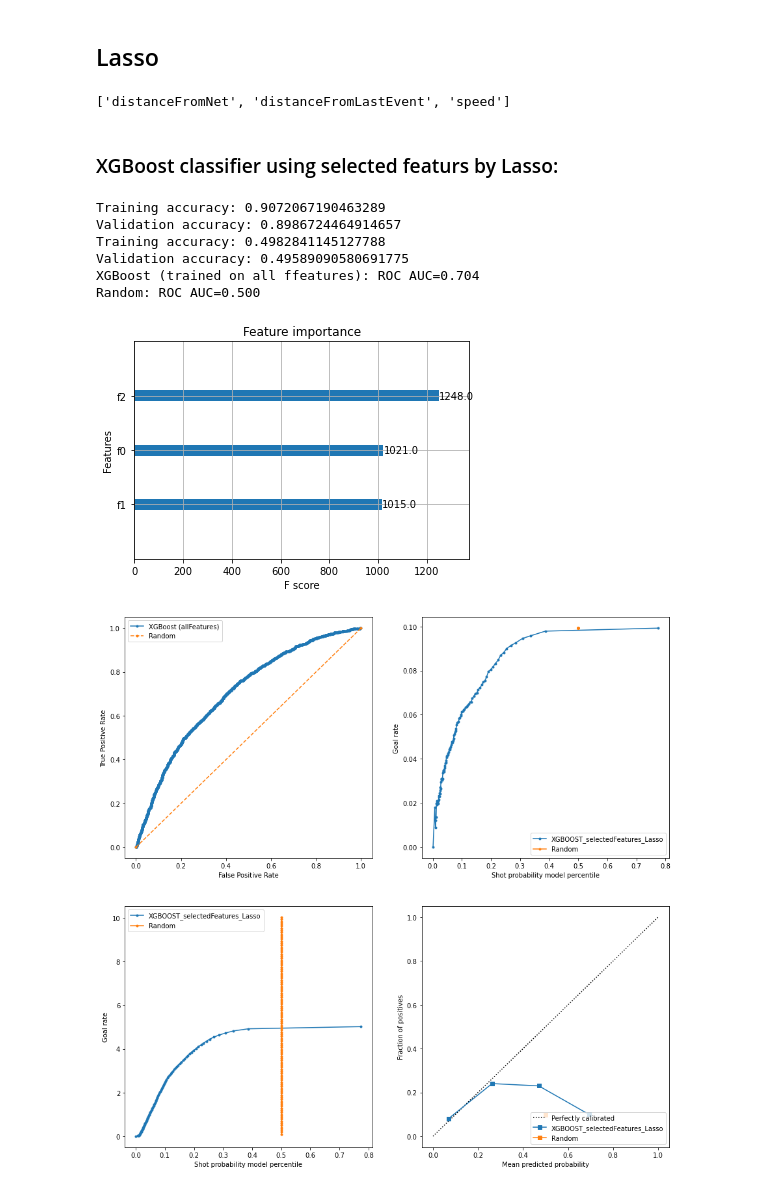
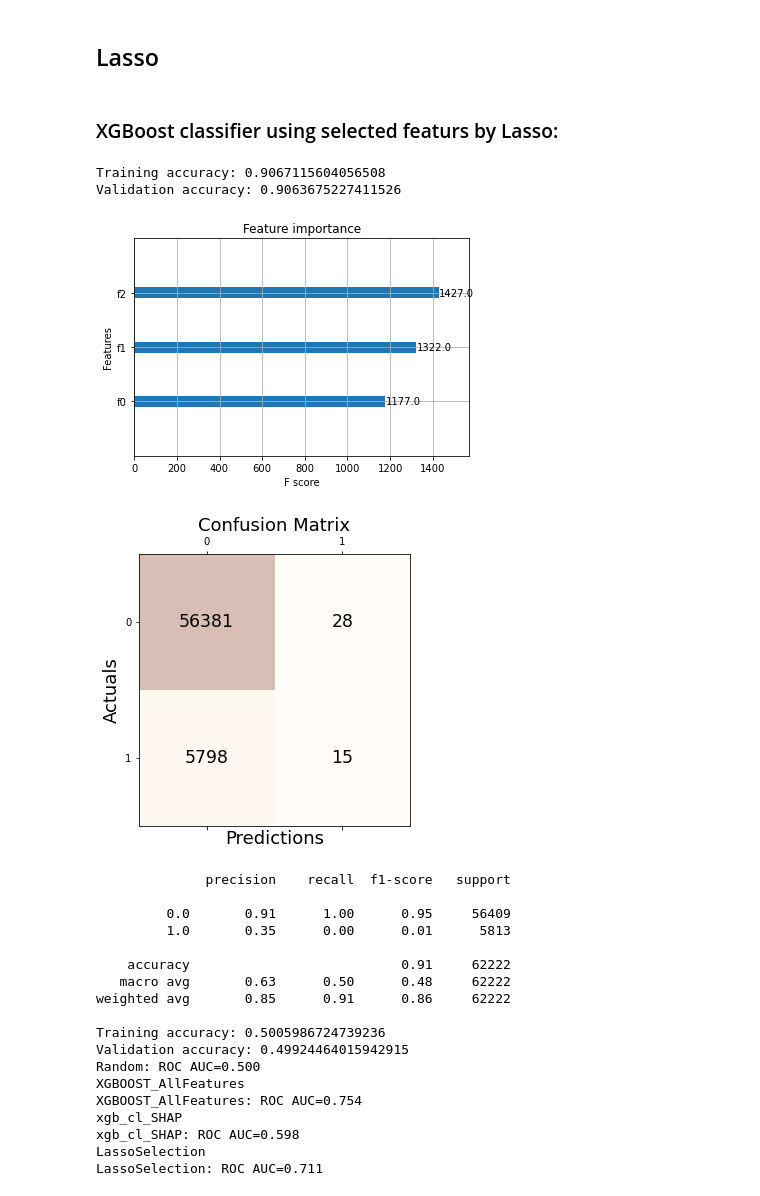
Before and after one commit to sorinmuchi/IFT6758, a Jupyter notebook: notebooks/5-AdvancedModels.ipynb, the cells around one changed output. Saved outputs shown, nothing was run; the diff lists cells and outputs as text; code cells hidden in the pictures.

Commit message:
plotting confusion matrix - scores

```diff
--- a/notebooks/5-AdvancedModels.ipynb
+++ b/notebooks/5-AdvancedModels.ipynb
@@ -294,6 +271,8 @@ FinalDf = df[['gameSeconds','period','xCoord','yCoord','distanceFromNet','angle'
        'changeInAngleShot', 'speed','Goal']]
 obj_df=FinalDf.select_dtypes(include=['object']).copy()
 
+
+
 FinalDf=FinalDf.drop(obj_df.columns, axis=1)
 
 obj_df=obj_df.apply(preprocessing.LabelEncoder().fit_transform)
@@ -301,10 +280,9 @@ obj_df=obj_df.apply(preprocessing.LabelEncoder().fit_transform)
 #Frame is the dataset used fpr xgboost later
 Frame=pd.concat([FinalDf,obj_df],axis=1)
 
-
-
-df_f = Frame.dropna()
-print(df_f.shape)
-print(df_f.columns)
-X = df_f.drop('Goal',axis=1)
-y = df_f['Goal'].to_numpy()
+imp_mean = SimpleImputer(missing_values=np.nan, strategy='median')
+imp_mean.fit(FinalDf)
+Transformed_Values=imp_mean.transform(FinalDf)
+TransformedDf = pd.DataFrame(Transformed_Values, index=df.index, columns=FinalDf.columns)
+X = TransformedDf.drop('Goal',axis=1)
+y = TransformedDf['Goal'].to_numpy()
@@ -391,6 +371,22 @@ def displayFigures(Models,X_train,Y_train,X_val,Y_val,Text_label,X_trainAll=X_tr
     # plt.savefig('../figures/calibration_diagram.png')
 
     #plt.show()
+# %%
+def plot_ConfusionMatrix(y_pred,y_test):
+    conf_matrix = confusion_matrix(y_true=y_test, y_pred=y_pred)
+    #
+    # Print the confusion matrix using Matplotlib
+    #
+    fig, ax = plt.subplots(figsize=(5, 5))
+    ax.matshow(conf_matrix, cmap=plt.cm.Oranges, alpha=0.3)
+    for i in range(conf_matrix.shape[0]):
+        for j in range(conf_matrix.shape[1]):
+            ax.text(x=j, y=i,s=conf_matrix[i, j], va='center', ha='center', size='xx-large')
+
+    plt.xlabel('Predictions', fontsize=18)
+    plt.ylabel('Actuals', fontsize=18)
+    plt.title('Confusion Matrix', fontsize=18)
+    plt.show()
 # %% [markdown]
 ### XGBoost using all features only encoding  (no feature selection)
 # %%
@@ -505,42 +531,58 @@ selector = feature_selection.SelectFromModel(estimator=clf,threshold="mean").fit
 selected_feature_indices = np.where(selector._get_support_mask())[0]
 res_list = [X_train.columns[i] for i in selected_feature_indices]
 res_list
-# %% [output]
-['distanceFromNet', 'distanceFromLastEvent', 'speed']
 # %% [markdown]
 ### XGBoost classifier using selected featurs by Lasso:
 # %%
 ### XGBoost using all features  ###
 from xgboost import plot_importance
 from matplotlib import pyplot
 from pprint import pprint
 
-x_select=X[['distanceFromNet','distanceFromLastEvent','speed']]
+X_trainXG_select=X_train[['distanceFromNet','distanceFromLastEvent','speed']]
+X_valXG_select=x_val[['distanceFromNet','distanceFromLastEvent','speed']]
 
-X_trainXG_select, X_valXG_select, y_trainXG_select, y_valXG_select = train_test_split(x_select, y, test_size=0.2, random_state=0)
 
 
 X_train1XG_select = X_trainXG_select.to_numpy().reshape(-1, len(X_trainXG_select.columns))
 X_val1XG_select = X_valXG_select.to_numpy().reshape(-1, len(X_trainXG_select.columns))
 
 xgb_clf_select = XGBClassifier().fit(X_train1XG_select, y_trainXG_select)
 
 
 plot_importance(xgb_clf_select)
 
 
 train_score1 = xgb_clf_select.score(X_train1XG_select, y_trainXG_select)
 val_score1 = xgb_clf_select.score(X_val1XG_select, y_valXG_select)
 
 print(f'Training accuracy: {train_score1}')
 print(f'Validation accuracy: {val_score1}')
+preds_Val = xgb_clf_select.predict(X_val1XG_select)
+plot_ConfusionMatrix(preds_Val,y_valXG_select)
+print(classification_report(y_val, preds_Val))
+displayFigures([xgb_clf,xgb_cl_SHAP,xgb_clf_select],[X_train1XG_All,X_trainXG_SHAP_,X_train1XG_select],[y_train,y_train],[X_val1XG_All,X_val1XG_SHAP,X_val1XG_select],[y_val,y_val,y_val],["XGBOOST_AllFeatures","xgb_cl_SHAP","LassoSelection"])
 #displayFigures(xgb_clf_select,X_train1XG_select,y_trainXG_select,X_val1XG_select,y_valXG_select,"XGBOOST_selectedFeatures_Lasso")
 # %% [output]
-Training accuracy: 0.9072067190463289
-Validation accuracy: 0.8986724464914657
-Training accuracy: 0.4982841145127788
-Validation accuracy: 0.49589090580691775
-XGBoost (trained on all ffeatures): ROC AUC=0.704
-Random: ROC AUC=0.500
+Training accuracy: 0.9067115604056508
+Validation accuracy: 0.9063675227411526
-[figure, old version]
+[figure, new version]
-[figure, old version]
+[figure, new version]
+              precision    recall  f1-score   support
+
+         0.0       0.91      1.00      0.95     56409
+         1.0       0.35      0.00      0.01      5813
+
+    accuracy                           0.91     62222
+   macro avg       0.63      0.50      0.48     62222
+weighted avg       0.85      0.91      0.86     62222
+
+Training accuracy: 0.5005986724739236
+Validation accuracy: 0.49924464015942915
+Random: ROC AUC=0.500
+XGBOOST_AllFeatures
+XGBOOST_AllFeatures: ROC AUC=0.754
+xgb_cl_SHAP
+xgb_cl_SHAP: ROC AUC=0.598
+LassoSelection
+LassoSelection: ROC AUC=0.711
```
Also changed, not shown: parts of 21 cells of this notebook, 1 other file.
